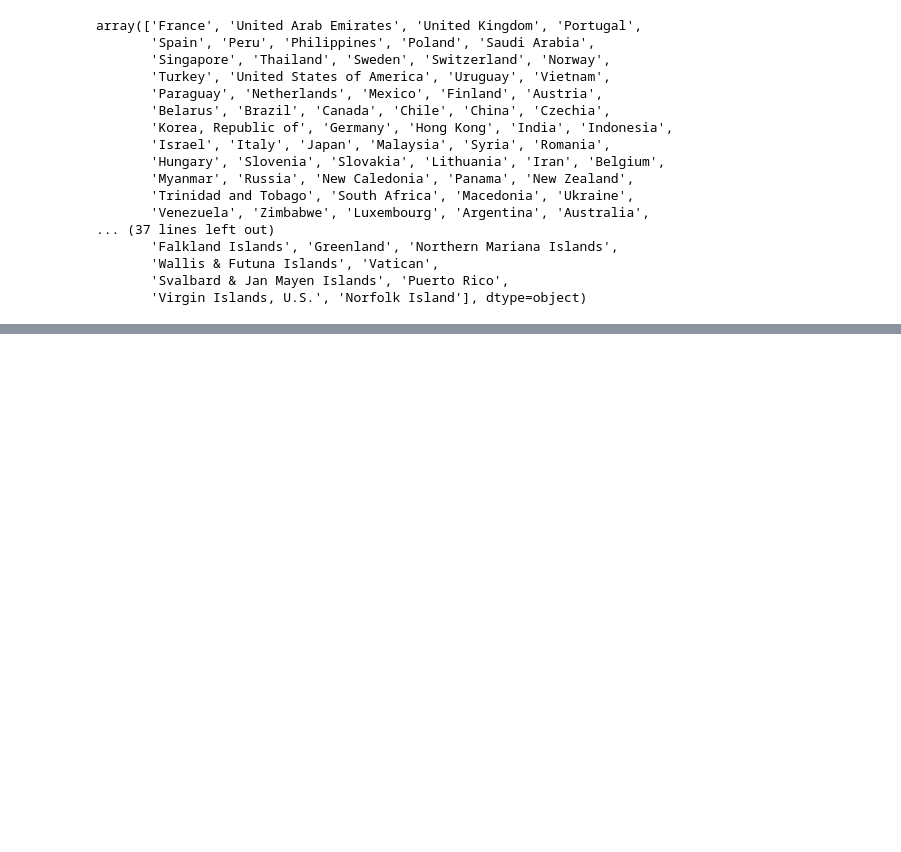
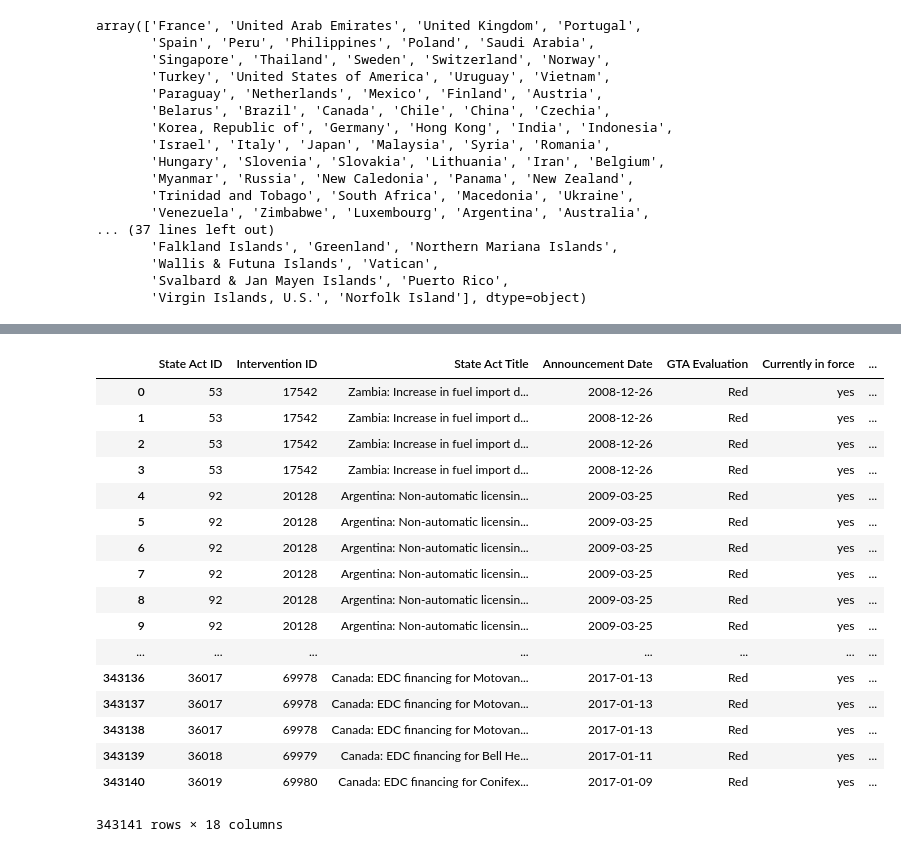
Before and after one commit to tjroginsky/CMPS-3660-Tutorial, a Jupyter notebook: Milestone2-notebook.ipynb, the cells around one changed output, grey strips where cells are left out. Drawn from its saved outputs; the diff is of its cells as text; code cells hidden in the pictures; blank space fills up the shorter version.

```diff
--- a/Milestone2-notebook.ipynb
+++ b/Milestone2-notebook.ipynb
@@ -369,0 +392,23 @@ array(['France', 'United Arab Emirates', 'United Kingdom', 'Portugal',
+# %%
+df_trade.drop(inplace=True, columns=['continent'])
+# %%
+df_trade
+# %% [output]
+|  | State Act ID | Intervention ID | State Act Title | Announcement Date | GTA Evaluation | Currently in force | ... |
+| 0 | 53 | 17542 | Zambia: Increase in fuel import d... | 2008-12-26 | Red | yes | ... |
+| 1 | 53 | 17542 | Zambia: Increase in fuel import d... | 2008-12-26 | Red | yes | ... |
+| 2 | 53 | 17542 | Zambia: Increase in fuel import d... | 2008-12-26 | Red | yes | ... |
+| 3 | 53 | 17542 | Zambia: Increase in fuel import d... | 2008-12-26 | Red | yes | ... |
+| 4 | 92 | 20128 | Argentina: Non-automatic licensin... | 2009-03-25 | Red | yes | ... |
+| 5 | 92 | 20128 | Argentina: Non-automatic licensin... | 2009-03-25 | Red | yes | ... |
+| 6 | 92 | 20128 | Argentina: Non-automatic licensin... | 2009-03-25 | Red | yes | ... |
+| 7 | 92 | 20128 | Argentina: Non-automatic licensin... | 2009-03-25 | Red | yes | ... |
+| 8 | 92 | 20128 | Argentina: Non-automatic licensin... | 2009-03-25 | Red | yes | ... |
+| 9 | 92 | 20128 | Argentina: Non-automatic licensin... | 2009-03-25 | Red | yes | ... |
+| ... | ... | ... | ... | ... | ... | ... | ... |
+| 343136 | 36017 | 69978 | Canada: EDC financing for Motovan... | 2017-01-13 | Red | yes | ... |
+| 343137 | 36017 | 69978 | Canada: EDC financing for Motovan... | 2017-01-13 | Red | yes | ... |
+| 343138 | 36017 | 69978 | Canada: EDC financing for Motovan... | 2017-01-13 | Red | yes | ... |
+| 343139 | 36018 | 69979 | Canada: EDC financing for Bell He... | 2017-01-11 | Red | yes | ... |
+| 343140 | 36019 | 69980 | Canada: EDC financing for Conifex... | 2017-01-09 | Red | yes | ... |
+343141 rows × 18 columns
```
Also changed, not shown: parts of 7 cells of this notebook.
